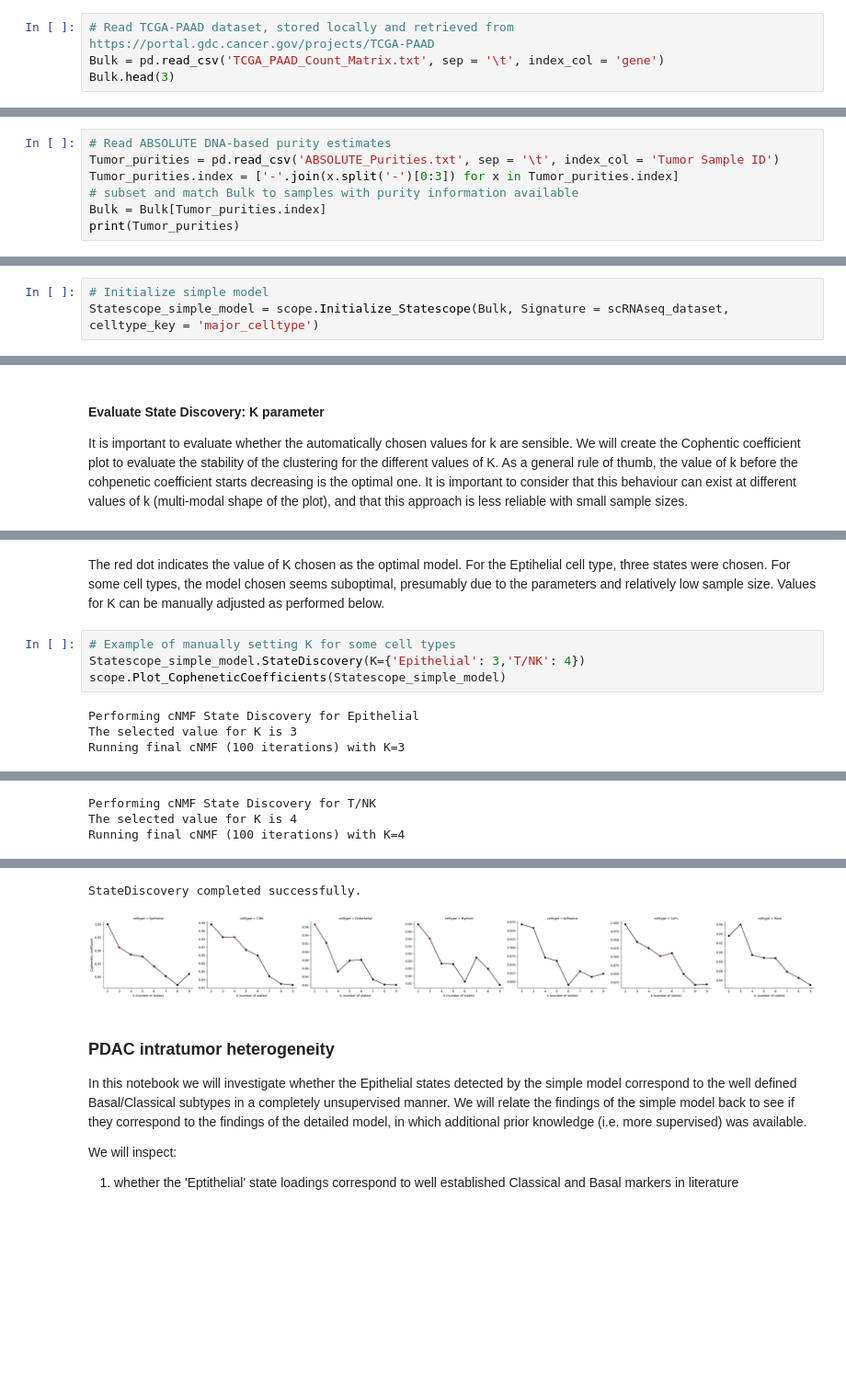
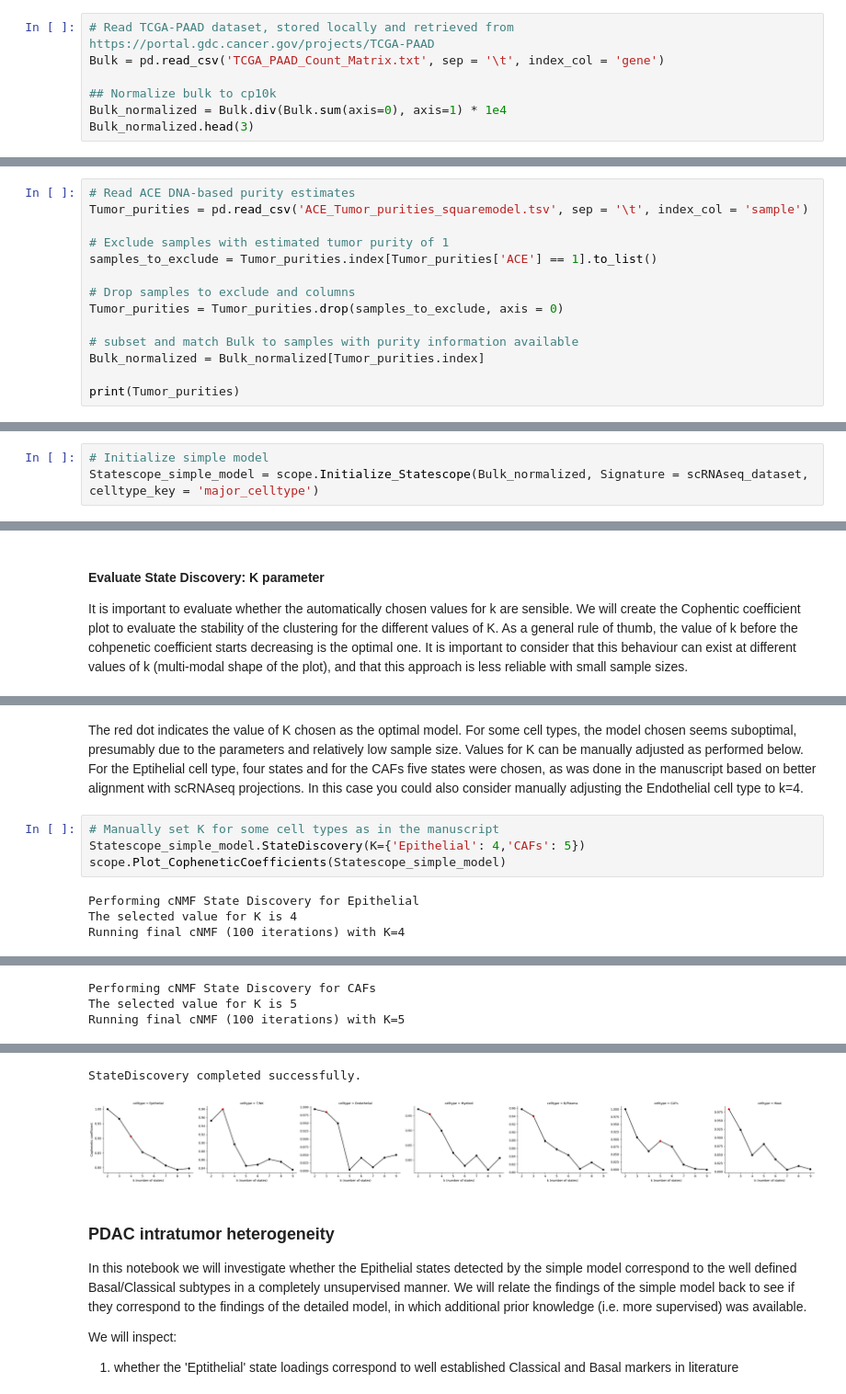
Before and after one commit to tgac-vumc/Statescope, a Jupyter notebook: tutorial/AdvancedTutorial.ipynb, the cells around one changed output, grey strips where cells are left out. Shown at 92% size. Drawn from its saved outputs; the diff is of its cells as text; blank space fills up the shorter version.

Commit message:
Tested tutorials with version 1.0.7 and adjusted to final Manuscript

```diff
--- a/tutorial/AdvancedTutorial.ipynb
+++ b/tutorial/AdvancedTutorial.ipynb
@@ -18,7 +18,10 @@ import numpy as np
 # %%
 # Read TCGA-PAAD dataset, stored locally and retrieved from https://portal.gdc.cancer.gov/projects/TCGA-PAAD
 Bulk = pd.read_csv('TCGA_PAAD_Count_Matrix.txt', sep = '\t', index_col = 'gene')
-Bulk.head(3)
+
+## Normalize bulk to cp10k
+Bulk_normalized = Bulk.div(Bulk.sum(axis=0), axis=1) * 1e4
+Bulk_normalized.head(3)
 # %% [output]
 |  | TCGA-IB-A6UG | TCGA-3A-A9IU | TCGA-FB-A545 | TCGA-IB-AAUQ | TCGA-HV-A5A3 | TCGA-IB-7897 | TCGA-HV-AA8V | ... |
 | gene |  |  |  |  |  |  |  | ... |
@@ -32,8 +35,15 @@ For the purpose of this notebook we will use ABSOLUTE (DNA-based) tumor purities
 # %%
-# Read ABSOLUTE DNA-based purity estimates
-Tumor_purities = pd.read_csv('ABSOLUTE_Purities.txt', sep = '\t', index_col = 'Tumor Sample ID')
-Tumor_purities.index = ['-'.join(x.split('-')[0:3]) for x in Tumor_purities.index]
+# Read ACE DNA-based purity estimates
+Tumor_purities = pd.read_csv('ACE_Tumor_purities_squaremodel.tsv', sep = '\t', index_col = 'sample')
+
+# Exclude samples with estimated tumor purity of 1
+samples_to_exclude = Tumor_purities.index[Tumor_purities['ACE'] == 1].to_list()
+
+# Drop samples to exclude and columns
+Tumor_purities = Tumor_purities.drop(samples_to_exclude, axis = 0)
+
 # subset and match Bulk to samples with purity information available
-Bulk = Bulk[Tumor_purities.index]
+Bulk_normalized = Bulk_normalized[Tumor_purities.index]
+
 print(Tumor_purities)
 # %% [output]
@@ -150,7 +161,7 @@ The following paramters can be set:
 - MarkerList (default = None); Custom marker list to be used instead of AutoGeneS
 # %%
 # Initialize simple model
-Statescope_simple_model = scope.Initialize_Statescope(Bulk, Signature = scRNAseq_dataset, celltype_key = 'major_celltype')
+Statescope_simple_model = scope.Initialize_Statescope(Bulk_normalized, Signature = scRNAseq_dataset, celltype_key = 'major_celltype')
 # %% [output]
 === Validating AnnData scRNAseq Object ===
 No negative values found in the data matrix (adata.X).
@@ -368,11 +378,11 @@ scope.Plot_CopheneticCoefficients(Statescope_simple_model)
 # %% [markdown]
-The red dot indicates the value of K chosen as the optimal model. For the Eptihelial cell type, three states were chosen. For some cell types, the model chosen seems suboptimal, presumably due to the parameters and relatively low sample size. Values for K can be manually adjusted as performed below.
+The red dot indicates the value of K chosen as the optimal model. For some cell types, the model chosen seems suboptimal, presumably due to the parameters and relatively low sample size. Values for K can be manually adjusted as performed below. For the Eptihelial cell type, four states and for the CAFs five states were chosen, as was done in the manuscript based on better alignment with scRNAseq projections. In this case you could also consider manually adjusting the Endothelial cell type to k=4.
 # %%
-# Example of manually setting K for some cell types
-Statescope_simple_model.StateDiscovery(K={'Epithelial': 3,'T/NK': 4})
+# Manually set K for some cell types as in the manuscript
+Statescope_simple_model.StateDiscovery(K={'Epithelial': 4,'CAFs': 5})
 scope.Plot_CopheneticCoefficients(Statescope_simple_model)
 # %% [output]
 Performing cNMF State Discovery for Epithelial
-The selected value for K is 3
-Running final cNMF (100 iterations) with K=3
+The selected value for K is 4
+Running final cNMF (100 iterations) with K=4
 [Parallel(n_jobs=10)]: Using backend LokyBackend with 10 concurrent workers.
@@ -389,4 +399,4 @@ Running final cNMF (100 iterations) with K=3
-Performing cNMF State Discovery for T/NK
-The selected value for K is 4
-Running final cNMF (100 iterations) with K=4
+Performing cNMF State Discovery for CAFs
+The selected value for K is 5
+Running final cNMF (100 iterations) with K=5
 [Parallel(n_jobs=10)]: Using backend LokyBackend with 10 concurrent workers.
@@ -403,5 +413,5 @@ Running final cNMF (100 iterations) with K=4
 StateDiscovery completed successfully.
-[figure, old version]
+[figure, new version]
 # %% [markdown]
 ### PDAC intratumor heterogeneity
 In this notebook we will investigate whether the Epithelial states detected by the simple model correspond to the well defined Basal/Classical subtypes in a completely unsupervised manner. We will relate the findings of the simple model back to see if they correspond to the findings of the detailed model, in which additional prior knowledge (i.e. more supervised) was available.
```
Also changed, not shown: parts of 21 cells of this notebook, 1 other file.
